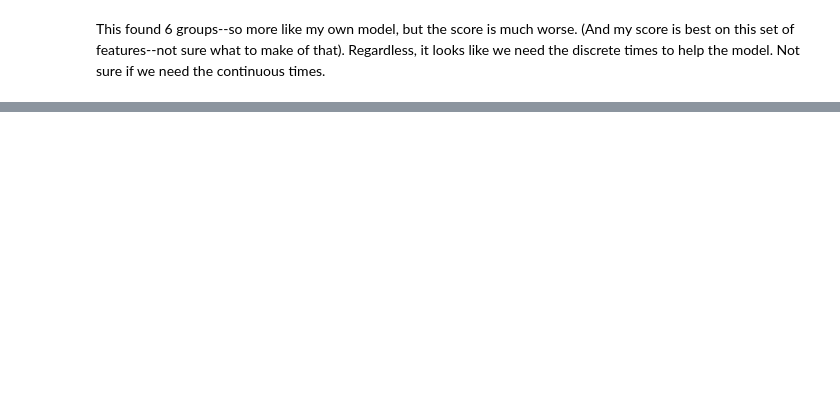
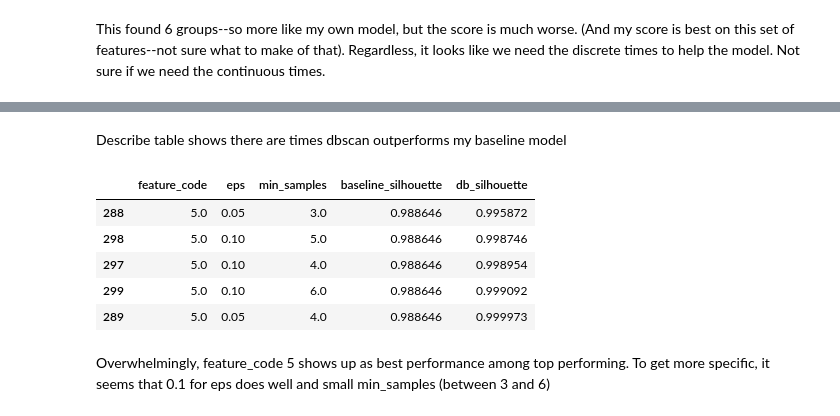
Before and after one commit to mccoolgrime/BrainStationCapstone, a Jupyter notebook: notebooks/Applying ML to Find User Hikes.ipynb, the cells around one changed output, grey strips where cells are left out. Cells and saved outputs as stored; diff of their text form; code cells hidden in the pictures; blank space fills up the shorter version.

```diff
--- a/notebooks/Applying ML to Find User Hikes.ipynb
+++ b/notebooks/Applying ML to Find User Hikes.ipynb
@@ -546,0 +673,14 @@ This found 6 groups--so more like my own model, but the score is much worse. (An
+# %% [markdown]
+Describe table shows there are times dbscan outperforms my baseline model
+# %%
+# What do the top scores look like?
+sil_scores[sil_scores["db_silhouette"]>0.98].sort_values(by = "db_silhouette")
+# %% [output]
+|  | feature_code | eps | min_samples | baseline_silhouette | db_silhouette |
+| 288 | 5.0 | 0.05 | 3.0 | 0.988646 | 0.995872 |
+| 298 | 5.0 | 0.10 | 5.0 | 0.988646 | 0.998746 |
+| 297 | 5.0 | 0.10 | 4.0 | 0.988646 | 0.998954 |
+| 299 | 5.0 | 0.10 | 6.0 | 0.988646 | 0.999092 |
+| 289 | 5.0 | 0.05 | 4.0 | 0.988646 | 0.999973 |
+# %% [markdown]
+Overwhelmingly, feature_code 5 shows up as best performance among top performing. To get more specific, it seems that 0.1 for eps does well and small min_samples (between 3 and 6)
```
Also changed, not shown: parts of 22 cells of this notebook.
